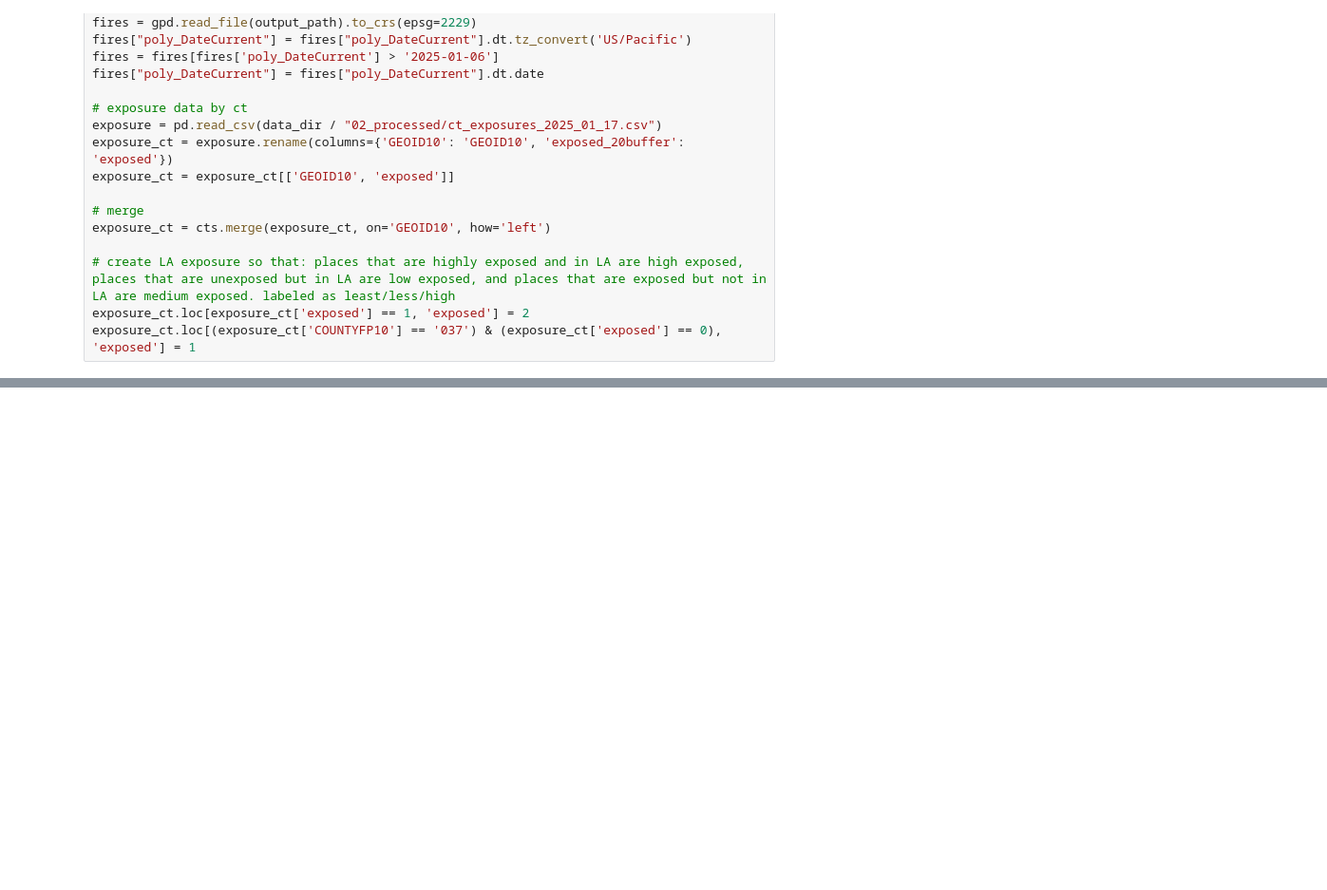
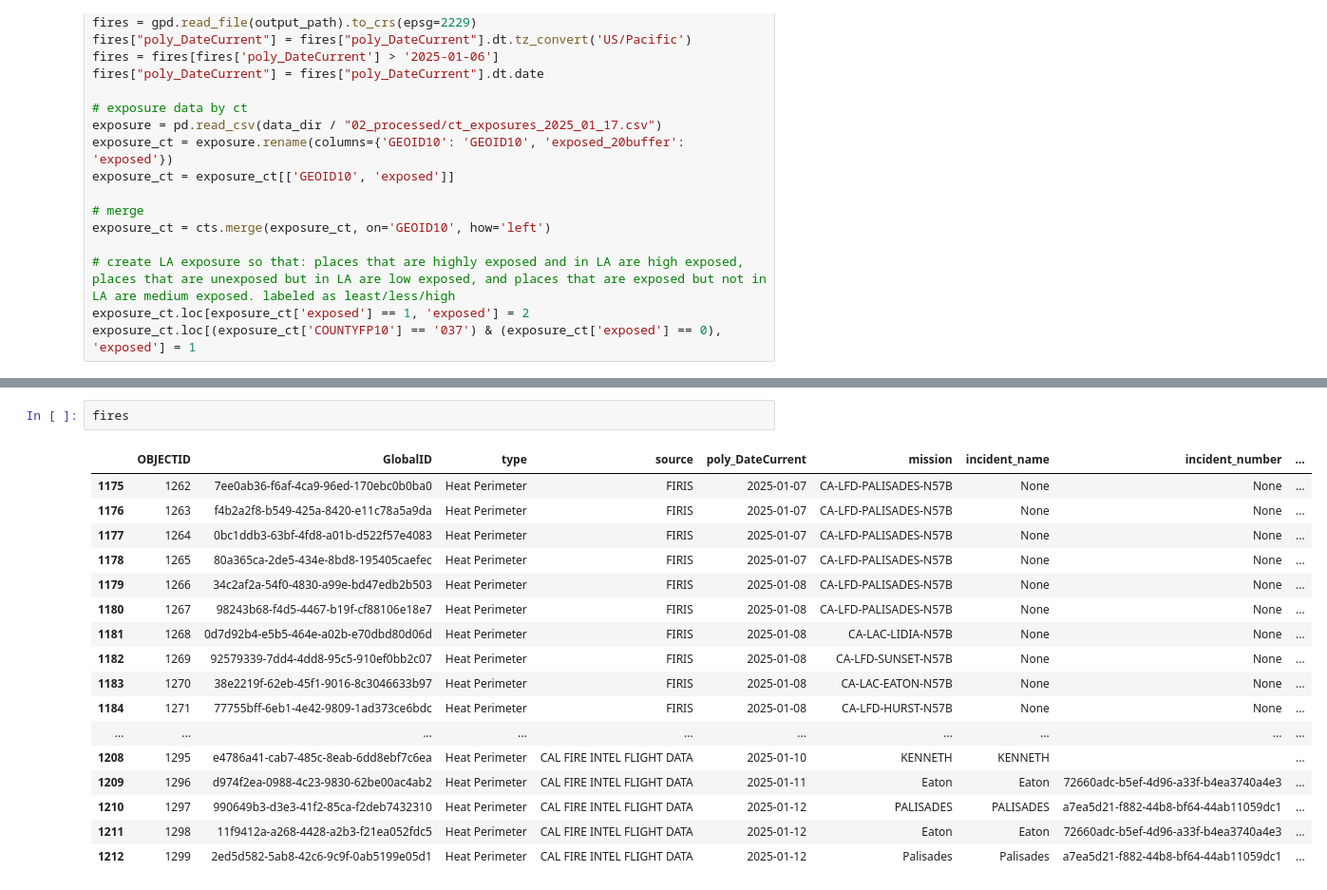
Before and after one commit to heathermcb/los_angeles_2025_fire_disasters, a Jupyter notebook: code/02_plotting/ct/paper_map_03feb25.ipynb, the cells around one changed output, grey strips where cells are left out. Shown at 95% size. Cells and saved outputs as stored; diff of their text form; blank space fills up the shorter version.

```diff
--- a/code/02_plotting/ct/paper_map_03feb25.ipynb
+++ b/code/02_plotting/ct/paper_map_03feb25.ipynb
@@ -196,0 +244,20 @@ fig.savefig(
+# %%
+fires
+# %% [output]
+|  | OBJECTID | GlobalID | type | source | poly_DateCurrent | mission | incident_name | incident_number | ... |
+| 1175 | 1262 | 7ee0ab36-f6af-4ca9-96ed-170ebc0b0ba0 | Heat Perimeter | FIRIS | 2025-01-07 | CA-LFD-PALISADES-N57B | None | None | ... |
+| 1176 | 1263 | f4b2a2f8-b549-425a-8420-e11c78a5a9da | Heat Perimeter | FIRIS | 2025-01-07 | CA-LFD-PALISADES-N57B | None | None | ... |
+| 1177 | 1264 | 0bc1ddb3-63bf-4fd8-a01b-d522f57e4083 | Heat Perimeter | FIRIS | 2025-01-07 | CA-LFD-PALISADES-N57B | None | None | ... |
+| 1178 | 1265 | 80a365ca-2de5-434e-8bd8-195405caefec | Heat Perimeter | FIRIS | 2025-01-07 | CA-LFD-PALISADES-N57B | None | None | ... |
+| 1179 | 1266 | 34c2af2a-54f0-4830-a99e-bd47edb2b503 | Heat Perimeter | FIRIS | 2025-01-08 | CA-LFD-PALISADES-N57B | None | None | ... |
+| 1180 | 1267 | 98243b68-f4d5-4467-b19f-cf88106e18e7 | Heat Perimeter | FIRIS | 2025-01-08 | CA-LFD-PALISADES-N57B | None | None | ... |
+| 1181 | 1268 | 0d7d92b4-e5b5-464e-a02b-e70dbd80d06d | Heat Perimeter | FIRIS | 2025-01-08 | CA-LAC-LIDIA-N57B | None | None | ... |
+| 1182 | 1269 | 92579339-7dd4-4dd8-95c5-910ef0bb2c07 | Heat Perimeter | FIRIS | 2025-01-08 | CA-LFD-SUNSET-N57B | None | None | ... |
+| 1183 | 1270 | 38e2219f-62eb-45f1-9016-8c3046633b97 | Heat Perimeter | FIRIS | 2025-01-08 | CA-LAC-EATON-N57B | None | None | ... |
+| 1184 | 1271 | 77755bff-6eb1-4e42-9809-1ad373ce6bdc | Heat Perimeter | FIRIS | 2025-01-08 | CA-LFD-HURST-N57B | None | None | ... |
+| ... | ... | ... | ... | ... | ... | ... | ... | ... | ... |
+| 1208 | 1295 | e4786a41-cab7-485c-8eab-6dd8ebf7c6ea | Heat Perimeter | CAL FIRE INTEL FLIGHT DATA | 2025-01-10 | KENNETH | KENNETH |  | ... |
+| 1209 | 1296 | d974f2ea-0988-4c23-9830-62be00ac4ab2 | Heat Perimeter | CAL FIRE INTEL FLIGHT DATA | 2025-01-11 | Eaton | Eaton | 72660adc-b5ef-4d96-a33f-b4ea3740a4e3 | ... |
+| 1210 | 1297 | 990649b3-d3e3-41f2-85ca-f2deb7432310 | Heat Perimeter | CAL FIRE INTEL FLIGHT DATA | 2025-01-12 | PALISADES | PALISADES | a7ea5d21-f882-44b8-bf64-44ab11059dc1 | ... |
+| 1211 | 1298 | 11f9412a-a268-4428-a2b3-f21ea052fdc5 | Heat Perimeter | CAL FIRE INTEL FLIGHT DATA | 2025-01-12 | Eaton | Eaton | 72660adc-b5ef-4d96-a33f-b4ea3740a4e3 | ... |
+| 1212 | 1299 | 2ed5d582-5ab8-42c6-9c9f-0ab5199e05d1 | Heat Perimeter | CAL FIRE INTEL FLIGHT DATA | 2025-01-12 | Palisades | Palisades | a7ea5d21-f882-44b8-bf64-44ab11059dc1 | ... |
```
Also changed, not shown: parts of 3 cells of this notebook, 1 other file.
